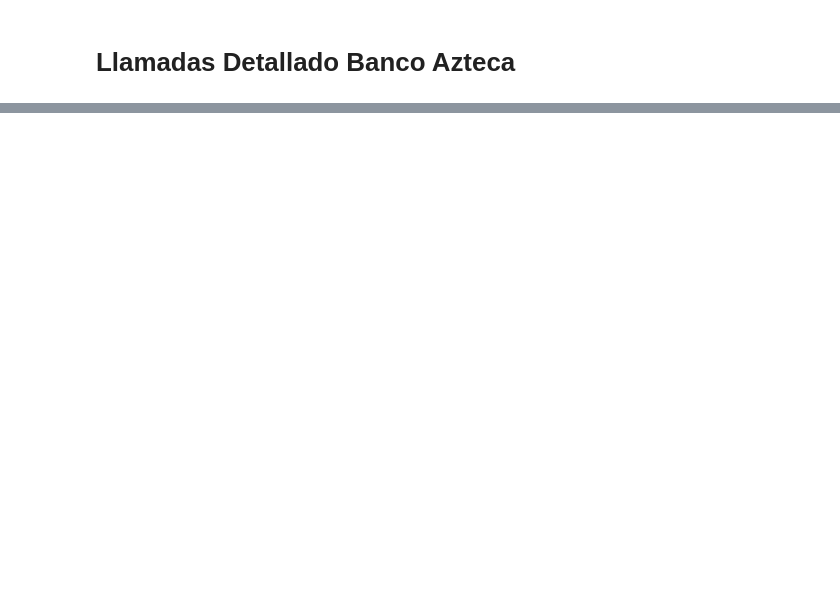
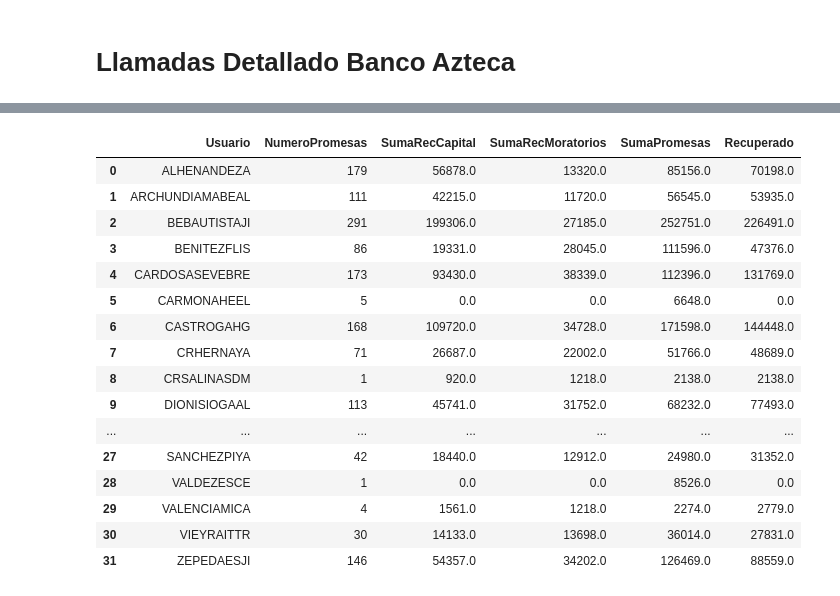
Before and after one commit to ericklopz1097/Profesionales-en-Recuperacion, a Jupyter notebook: ControlGestorBaz.ipynb, the cells around one changed output, grey strips where cells are left out. Saved outputs shown, nothing was run; the diff lists cells and outputs as text; code cells hidden in the pictures; blank space fills up the shorter version.

```diff
--- a/ControlGestorBaz.ipynb
+++ b/ControlGestorBaz.ipynb
@@ -88,0 +183,12 @@ llamadas_cred['turno'] = np.where(llamadas_cred['call_time_hour']<=14,'M','V')
+# %%
+#Hacemos la consulta referente a las gestiones de Banco Azteca
+gestion_baz = consulta_sql('baz_rpt_gestiones_detallado',mes,today)
+gestion_baz.columns = ['folio_gestion','firma_id','unegocio_id','credito','nombre_credito','telefono','tipo_telefono','fecha_gestion','usuario','nombre_usuario','dictamen','accion_resultado','fecha_promesa','monto_promesa','comentarios']
+# %%
+#try: gestion_baz['anio_prom'] = [int(x[:4]) for x in gestion_baz['fecha_promesa']]
+#except: gestion_baz['anio_prom'] = 0
+#gestion_baz = gestion_baz.loc[gestion_baz['anio_prom']<2030]
+gestion_baz = gestion_baz.drop_duplicates()
+gestion_baz['monto_promesa'] = pd.to_numeric(gestion_baz['monto_promesa'])
+gestion_baz['usuario'] = [x.rstrip() for x in gestion_baz['usuario']]
+#gestion_baz['fecha_promesa'] = pd.to_datetime(gestion_baz['fecha_promesa'],dayfirst=False)
@@ -88,0 +199,3 @@ llamadas_cred['turno'] = np.where(llamadas_cred['call_time_hour']<=14,'M','V')
+# %%
+promesas_baz = gestion_baz.loc[gestion_baz['dictamen']=='PROMESA']
+promesas_baz = promesas_baz.loc[(promesas_baz['monto_promesa']>10) & (promesas_baz['monto_promesa']<500000)]
@@ -88,0 +205,5 @@ llamadas_cred['turno'] = np.where(llamadas_cred['call_time_hour']<=14,'M','V')
+# %%
+pagos_baz = pd.concat([pagos_baz_26,pagos_baz_recovery],ignore_index=True)
+pagos_baz = pagos_baz.loc[pagos_baz['CARGO AUTOMATICO']=='NO']
+consolidado_pagos_baz = pd.merge(promesas_baz,pagos_baz,how='left',on=['credito'])
+#consolidado_pagos_baz.head(1)
@@ -88,0 +212,25 @@ llamadas_cred['turno'] = np.where(llamadas_cred['call_time_hour']<=14,'M','V')
+# %%
+promesas_gestor_rec = pd.pivot_table(consolidado_pagos_baz,index=['usuario'],values=['monto_promesa','RECUPERACION DE CAPITAL','RECUPERACION DE MORATORIOS'],aggfunc=['count',np.sum])
+promesas_gestor_rec = to_dataframe(promesas_gestor_rec)
+promesas_gestor_rec = promesas_gestor_rec.iloc[:,[0,3,4,5,6]]
+promesas_gestor_rec.columns = ['Usuario','NumeroPromesas','SumaRecCapital','SumaRecMoratorios','SumaPromesas']
+promesas_gestor_rec['Recuperado'] = promesas_gestor_rec['SumaRecCapital']+promesas_gestor_rec['SumaRecMoratorios']
+promesas_gestor_rec
+# %% [output]
+|  | Usuario | NumeroPromesas | SumaRecCapital | SumaRecMoratorios | SumaPromesas | Recuperado |
+| 0 | ALHENANDEZA | 179 | 56878.0 | 13320.0 | 85156.0 | 70198.0 |
+| 1 | ARCHUNDIAMABEAL | 111 | 42215.0 | 11720.0 | 56545.0 | 53935.0 |
+| 2 | BEBAUTISTAJI | 291 | 199306.0 | 27185.0 | 252751.0 | 226491.0 |
+| 3 | BENITEZFLIS | 86 | 19331.0 | 28045.0 | 111596.0 | 47376.0 |
+| 4 | CARDOSASEVEBRE | 173 | 93430.0 | 38339.0 | 112396.0 | 131769.0 |
+| 5 | CARMONAHEEL | 5 | 0.0 | 0.0 | 6648.0 | 0.0 |
+| 6 | CASTROGAHG | 168 | 109720.0 | 34728.0 | 171598.0 | 144448.0 |
+| 7 | CRHERNAYA | 71 | 26687.0 | 22002.0 | 51766.0 | 48689.0 |
+| 8 | CRSALINASDM | 1 | 920.0 | 1218.0 | 2138.0 | 2138.0 |
+| 9 | DIONISIOGAAL | 113 | 45741.0 | 31752.0 | 68232.0 | 77493.0 |
+| ... | ... | ... | ... | ... | ... | ... |
+| 27 | SANCHEZPIYA | 42 | 18440.0 | 12912.0 | 24980.0 | 31352.0 |
+| 28 | VALDEZESCE | 1 | 0.0 | 0.0 | 8526.0 | 0.0 |
+| 29 | VALENCIAMICA | 4 | 1561.0 | 1218.0 | 2274.0 | 2779.0 |
+| 30 | VIEYRAITTR | 30 | 14133.0 | 13698.0 | 36014.0 | 27831.0 |
+| 31 | ZEPEDAESJI | 146 | 54357.0 | 34202.0 | 126469.0 | 88559.0 |
```
Also changed, not shown: parts of 20 cells of this notebook, 7 other files.
